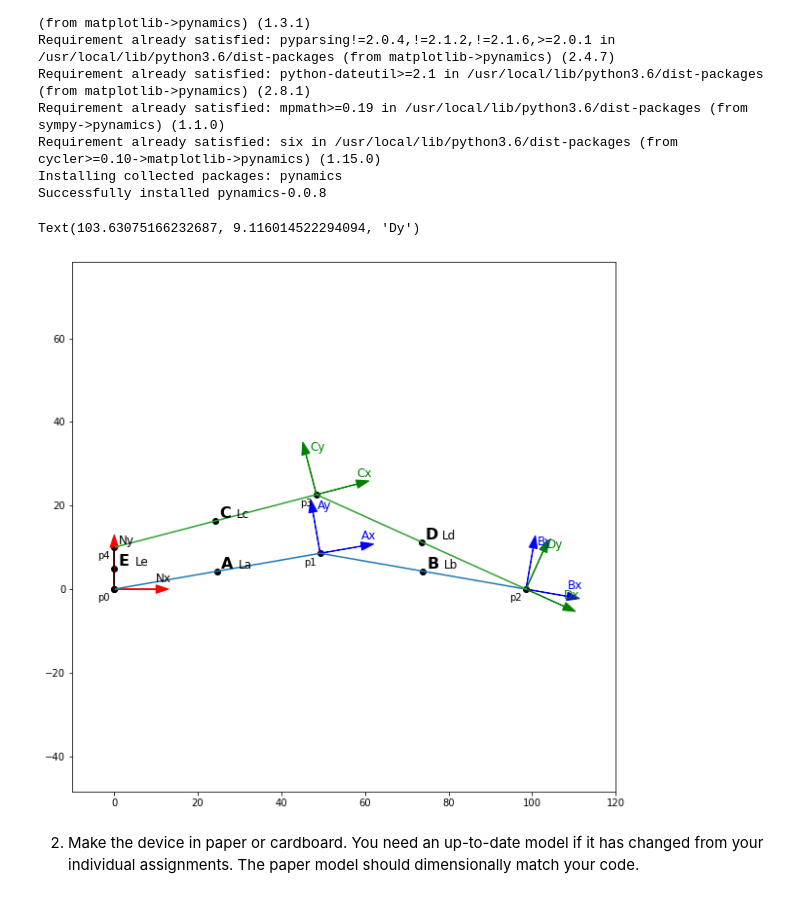
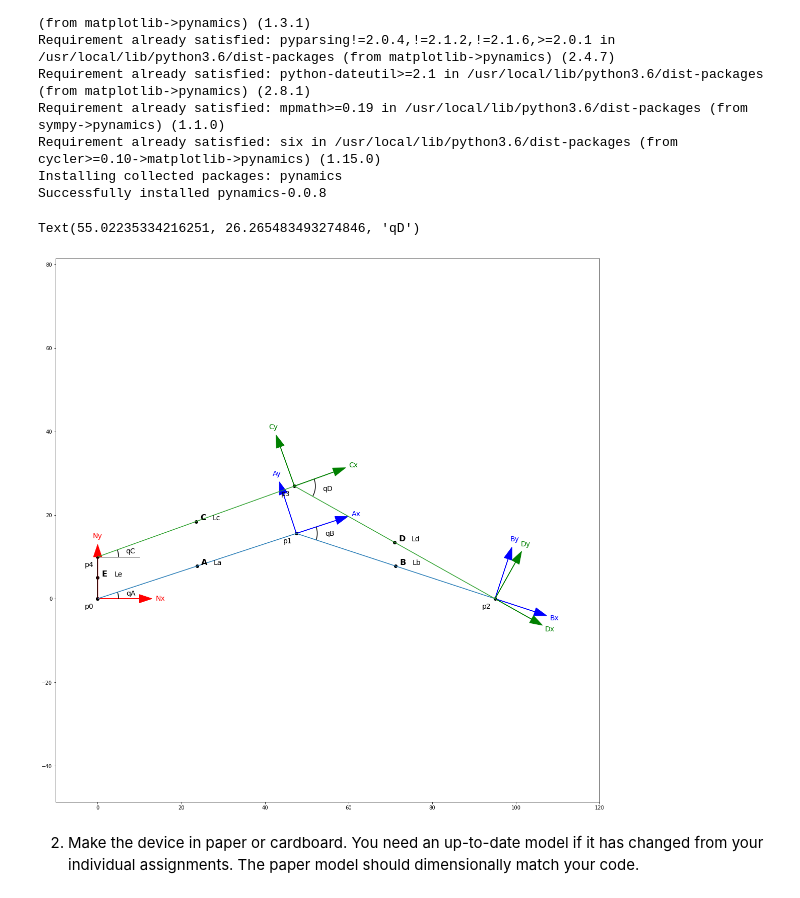
Before and after one commit to biodegradablerobotics/biodegradablerobotics.github.io, a Jupyter notebook: System Kinematics/Wing_KinematicsV2.ipynb, the cells around one changed output. Saved outputs shown, nothing was run; the diff lists cells and outputs as text; code cells hidden in the pictures.

Commit message:
finished graph

```diff
--- a/System Kinematics/Wing_KinematicsV2.ipynb
+++ b/System Kinematics/Wing_KinematicsV2.ipynb
@@ -47,10 +48,14 @@ from math import pi
 system = System()
 pynamics.set_system(__name__,system)
 # %%
+# Create Figure
+Fig1 = plt.figure(figsize=[15,15])
+ax = Fig1.add_axes([0.0, 0.0, 1.0, 1.0], aspect='equal')
+
 # plot links and joints
-x = numpy.array([0, 49.26, 98.52, 48.38, 0, 0])
-y = numpy.array([0, 8.57, 0, 22.61, 10, 0])
-plt.figure(figsize=[10,10])
+x = numpy.array([0, 47.5, 95, 47.05, 0, 0])
+y = numpy.array([0, 15.61, 0, 26.93, 10, 0])
+
 plt.plot(x[0:3],y[0:3],color='tab:blue')
 plt.plot(x[2:5],y[2:5],color='tab:green')
 plt.plot(x[4:],y[4:],color='k')
@@ -60,7 +65,7 @@ plt.xlim([-10,120])
 
 # label joints
 for i in range(0, len(x)-1):
-      plt.text(x[i]-1, y[i]-1, "p"+str(i), verticalalignment='top', horizontalalignment='right')
+      plt.text(x[i]-1, y[i]-1, "p"+str(i), verticalalignment='top', horizontalalignment='right', fontsize=14)
 
 # plot COMs
 comx = [(x[0]+x[1])/2, (x[1]+x[2])/2, (x[4]+x[3])/2, (x[3]+x[2])/2, (x[4]+x[0])/2]
@@ -75,51 +80,77 @@ for i in range(0, len(comx)):
 # label properties
 propertynames = ['La', 'Lb', 'Lc', 'Ld', 'Le']
 for i in range(0, len(comx)):
-    plt.text(comx[i]+5, comy[i], propertynames[i], verticalalignment='bottom', horizontalalignment='left', fontsize=12)
+    plt.text(comx[i]+4, comy[i], propertynames[i], verticalalignment='bottom', horizontalalignment='left', fontsize=14)
 
 
 # plot frame axes
 alen = 10
 plt.arrow(0, 0, alen, 0,head_width=2,width=0.1,color='r')
 plt.arrow(0, 0, 0, alen,head_width=2,width=0.1,color='r')
 vx = []
 vy = []
 for i in range(1, len(x)-2):
     if i <= 2:
       vecx = numpy.array([x[i]-x[i-1], y[i]-y[i-1]])
       vecx = vecx/(vecx.dot(vecx)**0.5)
       vecy = numpy.cross([0,0,1], vecx)[0:2]
       plt.arrow(x[i], y[i], alen*vecx[0], alen*vecx[1],head_width=2,width=0.1,color='b')
       plt.arrow(x[i], y[i], alen*vecy[0], alen*vecy[1],head_width=2,width=0.1,color='b')
       vx.append(vecx)
       vy.append(vecy)
     if i >= 2:
       vecx = numpy.array([x[i]-x[i+1], y[i]-y[i+1]])
       vecx = vecx/(vecx.dot(vecx)**0.5)
       vecy = numpy.cross([0,0,1], vecx)[0:2]
       plt.arrow(x[i], y[i], alen*vecx[0], alen*vecx[1],head_width=2,width=0.1,color='g')
       plt.arrow(x[i], y[i], alen*vecy[0], alen*vecy[1],head_width=2,width=0.1,color='g')
       vx.append(vecx)
       vy.append(vecy)
 
 # label frames
-plt.text(x[0]+10, y[0]+1, 'Nx', verticalalignment='bottom', horizontalalignment='left', color='k', fontsize=12)
-plt.text(x[0]+1, y[0]+10, 'Ny', verticalalignment='bottom', horizontalalignment='left', color='k', fontsize=12)
+lablen = 15
 
-plt.text(x[1]+alen*vx[0][0], y[1]+alen*vx[0][1]+1, 'Ax', verticalalignment='bottom', horizontalalignment='left', color='b', fontsize=12)
-plt.text(x[1]+alen*vy[0][0]+1, y[1]+alen*vy[0][1], 'Ay', verticalalignment='bottom', horizontalalignment='left', color='b', fontsize=12)
+plt.text(x[0]+15, y[0], 'Nx', verticalalignment='center', horizontalalignment='center', color='r', fontsize=14)
+plt.text(x[0], y[0]+15, 'Ny', verticalalignment='center', horizontalalignment='center', color='r', fontsize=14)
 
-plt.text(x[2]+alen*vx[1][0], y[2]+alen*vx[1][1]+1, 'Bx', verticalalignment='bottom', horizontalalignment='left', color='b', fontsize=12)
-plt.text(x[2]+alen*vy[1][0]+1, y[2]+alen*vy[1][1], 'By', verticalalignment='bottom', horizontalalignment='left', color='b', fontsize=12)
+plt.text(x[1]+lablen*vx[0][0], y[1]+lablen*vx[0][1], 'Ax', verticalalignment='center', horizontalalignment='center', color='b', fontsize=14)
+plt.text(x[1]+lablen*vy[0][0], y[1]+lablen*vy[0][1], 'Ay', verticalalignment='center', horizontalalignment='center', color='b', fontsize=14)
 
-plt.text(x[3]+alen*vx[3][0], y[3]+alen*vx[3][1]+1, 'Cx', verticalalignment='bottom', horizontalalignment='left', color='g', fontsize=12)
-plt.text(x[3]+alen*vy[3][0]+1, y[3]+alen*vy[3][1], 'Cy', verticalalignment='bottom', horizontalalignment='left', color='g', fontsize=12)
+plt.text(x[2]+lablen*vx[1][0], y[2]+lablen*vx[1][1], 'Bx', verticalalignment='center', horizontalalignment='center', color='b', fontsize=14)
+plt.text(x[2]+lablen*vy[1][0], y[2]+lablen*vy[1][1], 'By', verticalalignment='center', horizontalalignment='center', color='b', fontsize=14)
 
-plt.text(x[2]+alen*vx[2][0], y[2]+alen*vx[2][1]+1, 'Dx', verticalalignment='bottom', horizontalalignment='left', color='g', fontsize=12)
-plt.text(x[2]+alen*vy[2][0]+1, y[2]+alen*vy[2][1], 'Dy', verticalalignment='bottom', horizontalalignment='left', color='g', fontsize=12)
+plt.text(x[3]+lablen*vx[3][0], y[3]+lablen*vx[3][1], 'Cx', verticalalignment='center', horizontalalignment='center', color='g', fontsize=14)
+plt.text(x[3]+lablen*vy[3][0], y[3]+lablen*vy[3][1], 'Cy', verticalalignment='center', horizontalalignment='center', color='g', fontsize=14)
+
+plt.text(x[2]+lablen*vx[2][0], y[2]+lablen*vx[2][1], 'Dx', verticalalignment='center', horizontalalignment='center', color='g', fontsize=14)
+plt.text(x[2]+lablen*vy[2][0], y[2]+lablen*vy[2][1], 'Dy', verticalalignment='center', horizontalalignment='center', color='g', fontsize=14)
+
+# plot angles
+Aang1 = 0
+Aang2 = degrees(atan(vx[0][1]/vx[0][0]))
+ax.add_patch(Arc((0, 0), 10, 10, theta1=min(Aang1, Aang2), theta2=max(Aang1, Aang2), edgecolor='k', linewidth=1.5, label='q1'))
+
+Bang1 = degrees(atan(vx[0][1]/vx[0][0]))
+Bang2 = degrees(atan(vx[1][1]/vx[1][0]))
+ax.add_patch(Arc((x[1], y[1]), 10, 10, theta1=min(Bang1, Bang2), theta2=max(Bang1, Bang2), edgecolor='k', linewidth=1.5))
+
+plt.plot([0,10],[10,10],color='k',linewidth=1)
+Cang1 = 0
+Cang2 = degrees(atan(vx[3][1]/vx[3][0]))
+ax.add_patch(Arc((x[4], y[4]), 10, 10, theta1=min(Cang1, Cang2), theta2=max(Cang1, Cang2), edgecolor='k', linewidth=1.5))
+
+Dang1 = degrees(atan(vx[3][1]/vx[3][0]))
+Dang2 = degrees(atan(vx[2][1]/vx[2][0]))
+ax.add_patch(Arc((x[3], y[3]), 10, 10, theta1=min(Dang1, Dang2), theta2=max(Dang1, Dang2), edgecolor='k', linewidth=1.5))
+
+# label angles
+plt.text(x[0]+8*cos(radians((Aang1+Aang2)/2)), y[0]+8*sin(radians((Aang1+Aang2)/2)), 'qA', verticalalignment='center', horizontalalignment='center', fontsize=14)
+plt.text(x[1]+8*cos(radians((Bang1+Bang2)/2)), y[1]+8*sin(radians((Bang1+Bang2)/2)), 'qB', verticalalignment='center', horizontalalignment='center', fontsize=14)
+plt.text(x[4]+8*cos(radians((Cang1+Cang2)/2)), y[4]+8*sin(radians((Cang1+Cang2)/2)), 'qC', verticalalignment='center', horizontalalignment='center', fontsize=14)
+plt.text(x[3]+8*cos(radians((Dang1+Dang2)/2)), y[3]+8*sin(radians((Dang1+Dang2)/2)), 'qD', verticalalignment='center', horizontalalignment='center', fontsize=14)
 # %% [output]
-Text(103.63075166232687, 9.116014522294094, 'Dy')
+Text(55.02235334216251, 26.265483493274846, 'qD')
-[figure, old version]
+[figure, new version]
 # %% [markdown]
 2. Make the device in paper or cardboard. You need an up-to-date model if it has changed from your individual assignments. The paper model should dimensionally match your code.
 # %% [markdown]
```
Also changed, not shown: parts of 1 cell of this notebook.
